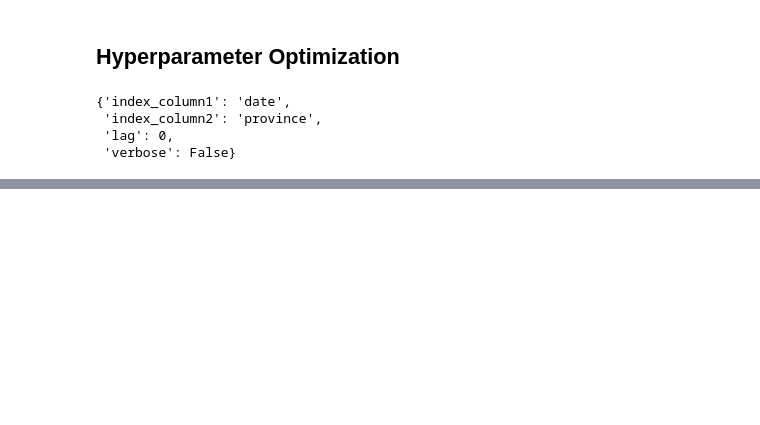
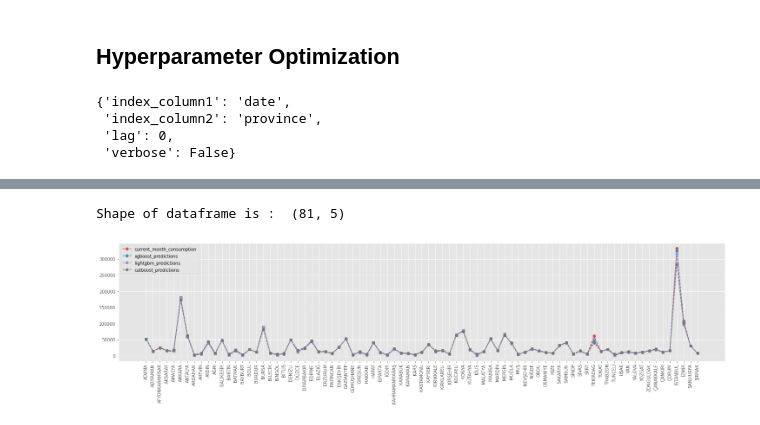
Before and after one commit to dberkerdem/diesel_consumption_prediction, a Jupyter notebook: model_pipeline.tail.ipynb, the cells around one changed output, grey strips where cells are left out. Saved outputs shown, nothing was run; the diff lists cells and outputs as text; code cells hidden in the pictures; blank space fills up the shorter version.

Commit message:
Model HPOpt Pipeline Completed

```diff
--- a/model_pipeline.tail.ipynb
+++ b/model_pipeline.tail.ipynb
@@ -43,8 +43,15 @@ Date range date at test is:  2021-12-01 00:00:00 2021-12-01 00:00:00 with shape
 # %% [markdown]
 ### Grid Search Train Test Split
 # %%
+# Buraya gerek yok sonra sil
 X_train, y_train, X_test, y_test = dp.ts_train_test_split(data=main_train.reset_index(),
                                                           index_column1="date",
                                                           index_column2="province",
                                                           lag=0)
+
+def calc_grid_pairs(dict: dict()):
+    prod = 1
+    for key, value in dict.items():
+        prod *= len(dict[key])
+    print("Number of candidates are: ",prod)
 # %% [output]
@@ -96,7 +103,9 @@ gs_pipeline_params = {
                 'bagging_freq': [50, 75, 100],
                 },
             "catboost__grid_search_params":{
-
+                'depth'         : [6,10,14],
+                'learning_rate' : [0.01,0.03,0.05],
+                'iterations'    : [10,50,100]
             }
             },
         "fit_params":
@@ -119,7 +128,7 @@ gs_pipeline_params = {
                            "verbose": False},
     "hp_optimizer": {
         "optimizer_type": "RandomSearchCV",
-        "scoring":"neg_mean_absolute_percantage_error",
+        "scoring":'neg_mean_absolute_percentage_error',
         "n_jobs": -1,
     }
 }
@@ -208,0 +261,14 @@ Estimator is catboost
+# %%
+def predict(X_test: pd.DataFrame, y_test: pd.DataFrame,
+            estimator_list:list, **kwargs)-> pd.DataFrame:
+    pred_df = y_test.copy()
+    for est in estimator_list:
+        preds = model_params[est][0].predict(X_test)
+        pred_df[f"{est}_predictions"] = preds
+    return pred_df
+
+def calc_weights():
+    pass
+
+temp_df = predict(X_test=X_test, y_test=y_test, **gs_pipeline_params)
+temp_df.head()
@@ -208,0 +283,6 @@ Estimator is catboost
+# %%
+from src.utils.plotting import plot_metrics
+plot_metrics(temp_df.reset_index(level="province"), col_x="province", col_y1="current_month_consumption", col_y2="xgboost_predictions", col_y3="lightgbm_predictions", col_y4="catboost_predictions")
+# %% [output]
+Shape of dataframe is :  (81, 5)
+[figure, added]
```
Also changed, not shown: parts of 6 cells of this notebook, 4 other files.
